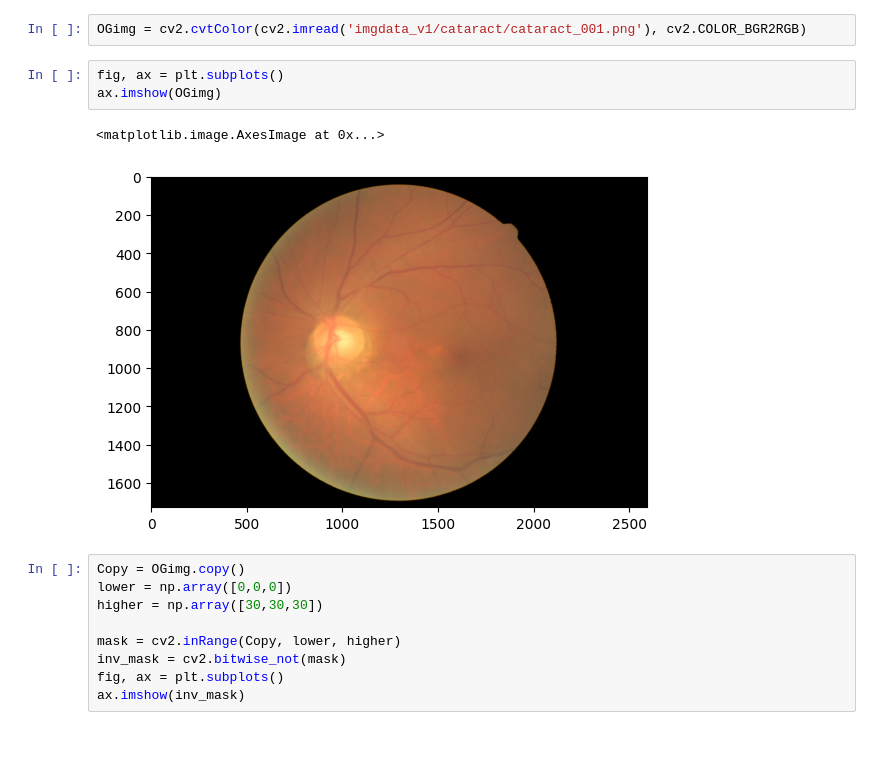
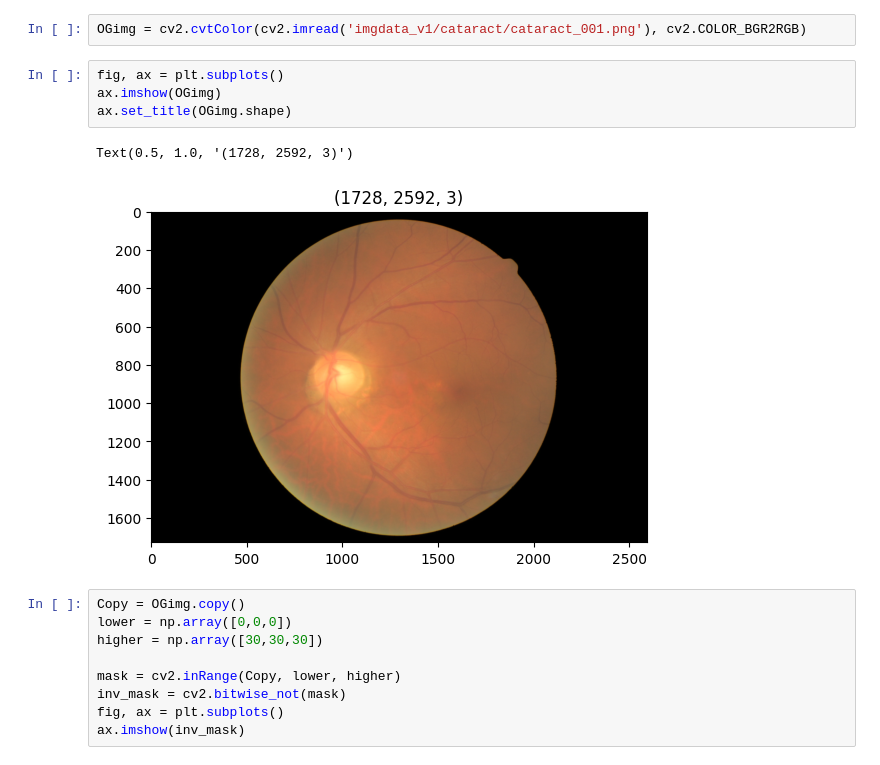
Before and after one commit to JoshuaR26/ODIR-OcularDiseaseIntelligentRecognition, a Jupyter notebook: Preprocess.ipynb, the cells around one changed output. Drawn from its saved outputs; the diff is of its cells as text.

```diff
--- a/Preprocess.ipynb
+++ b/Preprocess.ipynb
@@ -8,9 +8,10 @@ OGimg = cv2.cvtColor(cv2.imread('imgdata_v1/cataract/cataract_001.png'), cv2.COL
 # %%
 fig, ax = plt.subplots()
 ax.imshow(OGimg)
+ax.set_title(OGimg.shape)
 # %% [output]
-<matplotlib.image.AxesImage at 0x...>
+Text(0.5, 1.0, '(1728, 2592, 3)')
-[figure, old version]
+[figure, new version]
 # %%
 Copy = OGimg.copy()
 lower = np.array([0,0,0])
```
Also changed, not shown: parts of 2 cells of this notebook, 2 other files.
